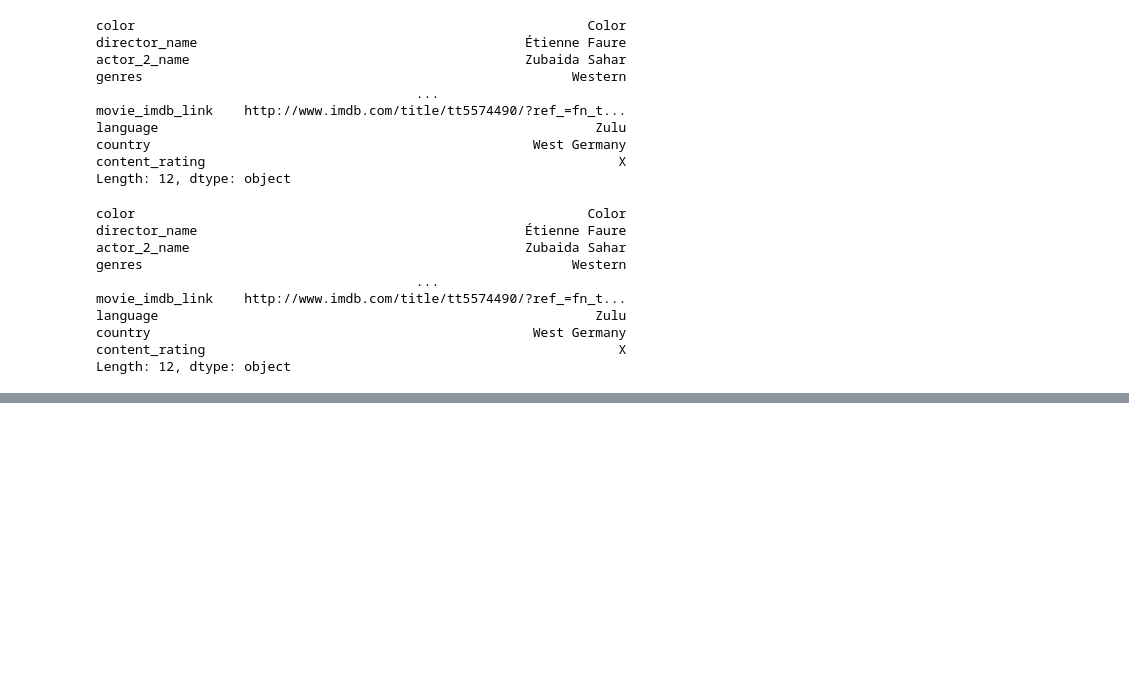
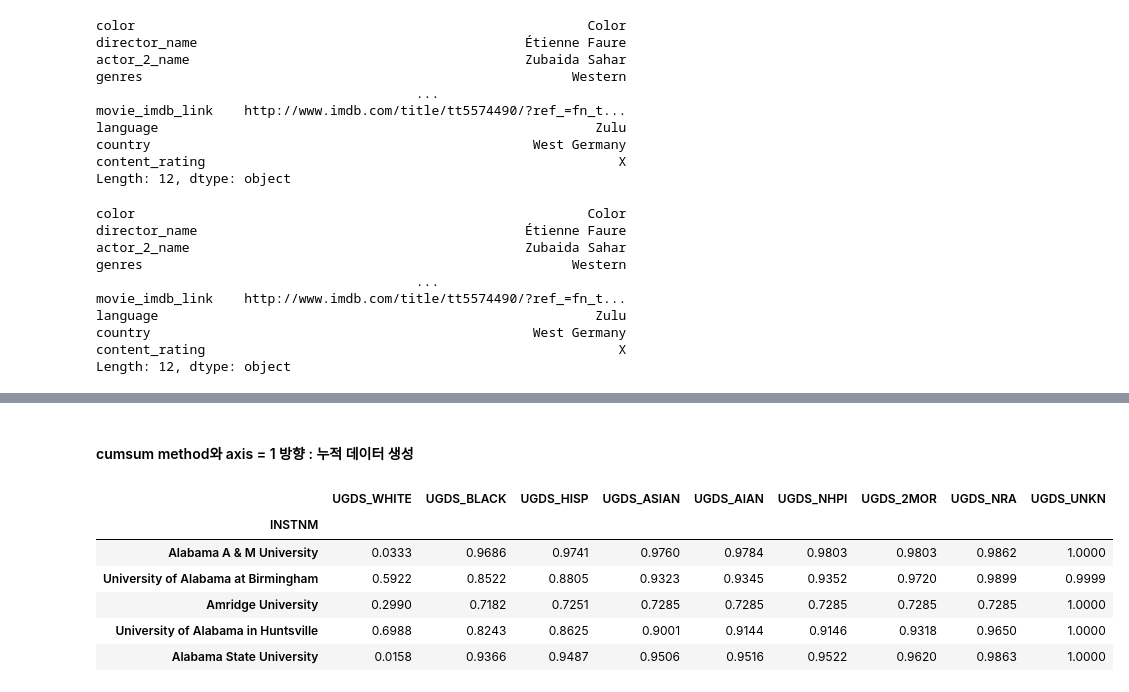
Before and after one commit to JHyuna/EDA_STUDY, a Jupyter notebook: Chapter2.ipynb, the cells around one changed output, grey strips where cells are left out. Saved outputs shown, nothing was run; the diff lists cells and outputs as text; code cells hidden in the pictures; blank space fills up the shorter version.

```diff
--- a/Chapter2.ipynb
+++ b/Chapter2.ipynb
@@ -382,0 +686,16 @@ Length: 12, dtype: object
+# %% [markdown]
+#### cumsum method와 axis = 1 방향 : 누적 데이터 생성
+# %%
+# cumsum method에 axis = 1 설정 : 각 열에 대한 인종 비율을 누적
+# 한 행에 대해 가로로, 오른쪽으로 갈수록 누적됨.
+# axis=0 default일 때는 한 행에 대해, 위에서 아래로 가면서 누적임!
+college_ugds_cumsum = college_ugds_.cumsum(axis=1)
+college_ugds_cumsum.head()
+# %% [output]
+|  | UGDS_WHITE | UGDS_BLACK | UGDS_HISP | UGDS_ASIAN | UGDS_AIAN | UGDS_NHPI | UGDS_2MOR | UGDS_NRA | UGDS_UNKN |
+| INSTNM |  |  |  |  |  |  |  |  |  |
+| Alabama A & M University | 0.0333 | 0.9686 | 0.9741 | 0.9760 | 0.9784 | 0.9803 | 0.9803 | 0.9862 | 1.0000 |
+| University of Alabama at Birmingham | 0.5922 | 0.8522 | 0.8805 | 0.9323 | 0.9345 | 0.9352 | 0.9720 | 0.9899 | 0.9999 |
+| Amridge University | 0.2990 | 0.7182 | 0.7251 | 0.7285 | 0.7285 | 0.7285 | 0.7285 | 0.7285 | 1.0000 |
+| University of Alabama in Huntsville | 0.6988 | 0.8243 | 0.8625 | 0.9001 | 0.9144 | 0.9146 | 0.9318 | 0.9650 | 1.0000 |
+| Alabama State University | 0.0158 | 0.9366 | 0.9487 | 0.9506 | 0.9516 | 0.9522 | 0.9620 | 0.9863 | 1.0000 |
```
Also changed, not shown: parts of 50 cells of this notebook.
